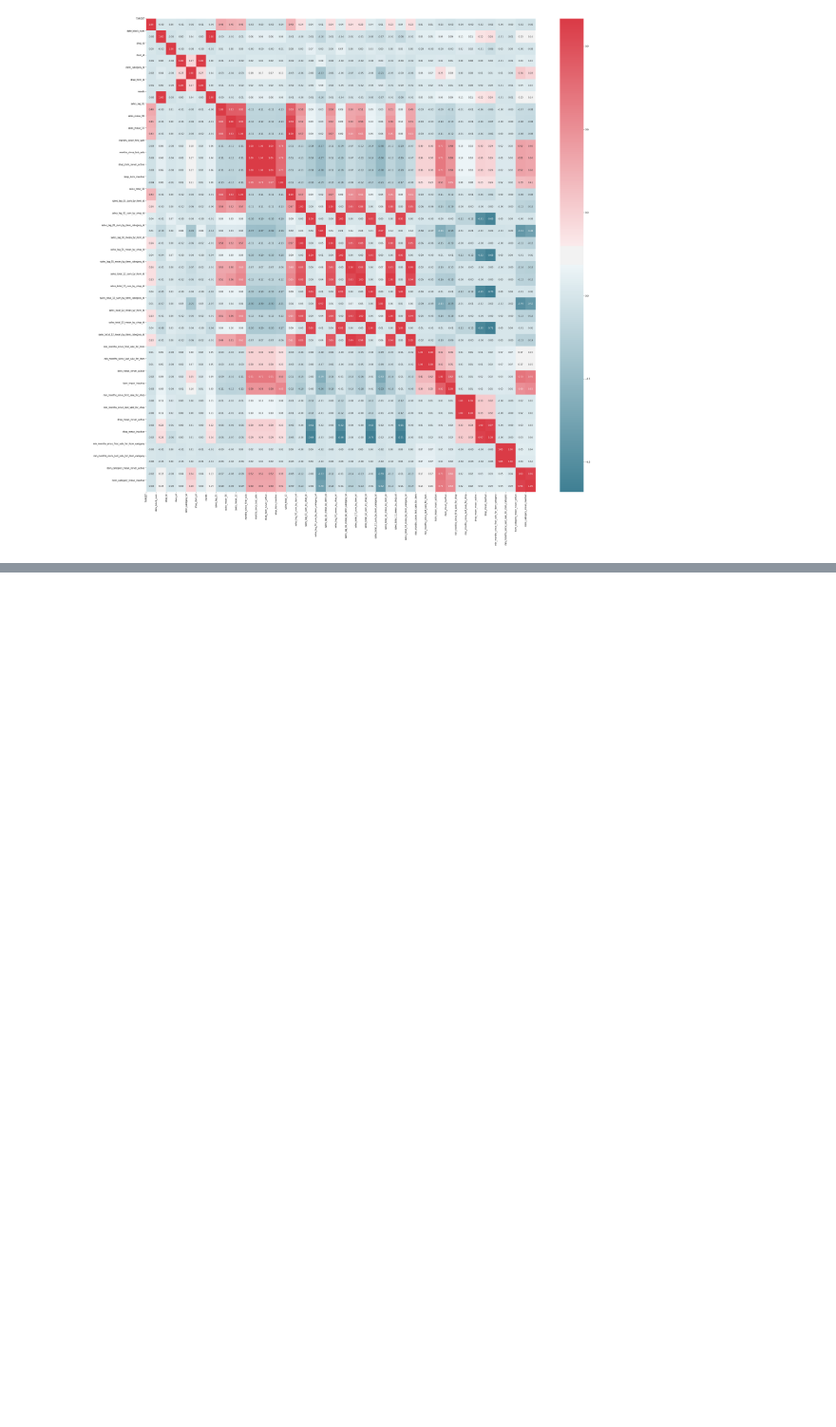
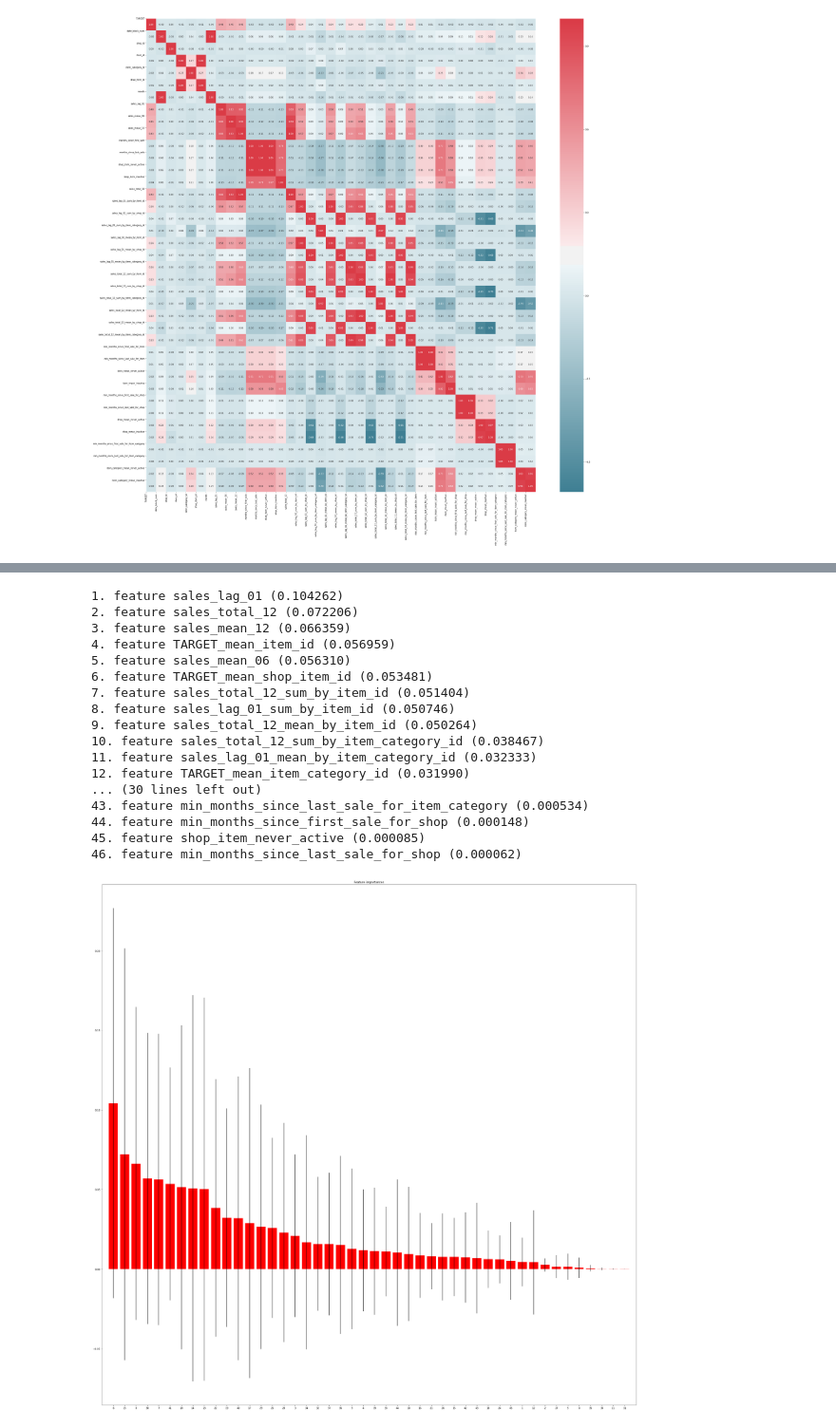
Before and after one commit to cmm801/kaggle-predict-future-sales, a Jupyter notebook: analysis/competition_notebook_02.ipynb, the cells around one changed output, grey strips where cells are left out. Shown at 95% size. Cells and saved outputs as stored; diff of their text form; code cells hidden in the pictures; blank space fills up the shorter version.

```diff
--- a/analysis/competition_notebook_02.ipynb
+++ b/analysis/competition_notebook_02.ipynb
@@ -477,7 +480,8 @@ def encode_means_from_test_train_split( data, group_col):
     return encoded_features_test
 # %%
 n_splits = 5
-group_cols = [ 'item_id', 'shop_id', 'item_category_id', 'shop_item_id', 'date_block_num', 'month' ]
+group_cols = [ 'item_id', 'shop_id', 'item_category_id', 'shop_item_id', 'date_block_num', 'month',
+             'shop_item_never_active', 'shop_item_inactive']
 
 for j in range(len(data_sets)):
 
@@ -512,0 +521,22 @@ Encoding mean on dataset 1 for column TARGET_mean_month...
+# %%
+%%time
+
+from sklearn.ensemble import RandomForestRegressor
+
+rf = RandomForestRegressor(
+    n_estimators=100,
+    n_jobs=16,
+    criterion='mse',
+    max_depth=15,
+    min_samples_split=5,
+    max_features = 'sqrt'
+)
+
+X_train, y_train, X_valid, y_valid = data_sets[0]
+
+# Fit Random Forest
+rf.fit( X_train, y_train.ravel() )
+
+# Predict on the validaiton set
+y_hat = rf.predict(X_valid)
+print( 'RMSE: {}'.format( np.sqrt( mean_squared_error( y_valid, y_hat ) ) ) )
@@ -512,0 +547,36 @@ Encoding mean on dataset 1 for column TARGET_mean_month...
+# %%
+importances = rf.feature_importances_
+std = np.std([tree.feature_importances_ for tree in rf.estimators_],
+             axis=0)
+indices = np.argsort(importances)[::-1]
+
+for f in range(X_train.shape[1]):
+    print("%d. feature %s (%f)" % (f + 1, X_train.columns[indices[f]], importances[indices[f]]))
+
+# Plot the feature importances of the forest
+plt.figure(figsize=(40,40))
+plt.title("Feature importances")
+plt.bar(range(X_train.shape[1]), importances[indices],
+       color="r", yerr=std[indices], align="center")
+plt.xticks(range(X_train.shape[1]), indices)
+plt.xlim([-1, X_train.shape[1]])
+plt.show()
+# %% [output]
+1. feature sales_lag_01 (0.104262)
+2. feature sales_total_12 (0.072206)
+3. feature sales_mean_12 (0.066359)
+4. feature TARGET_mean_item_id (0.056959)
+5. feature sales_mean_06 (0.056310)
+6. feature TARGET_mean_shop_item_id (0.053481)
+7. feature sales_total_12_sum_by_item_id (0.051404)
+8. feature sales_lag_01_sum_by_item_id (0.050746)
+9. feature sales_total_12_mean_by_item_id (0.050264)
+10. feature sales_total_12_sum_by_item_category_id (0.038467)
+11. feature sales_lag_01_mean_by_item_category_id (0.032333)
+12. feature TARGET_mean_item_category_id (0.031990)
+... (30 lines left out)
+43. feature min_months_since_last_sale_for_item_category (0.000534)
+44. feature min_months_since_first_sale_for_shop (0.000148)
+45. feature shop_item_never_active (0.000085)
+46. feature min_months_since_last_sale_for_shop (0.000062)
+[figure, added]
```
Also changed, not shown: parts of 12 cells of this notebook.
